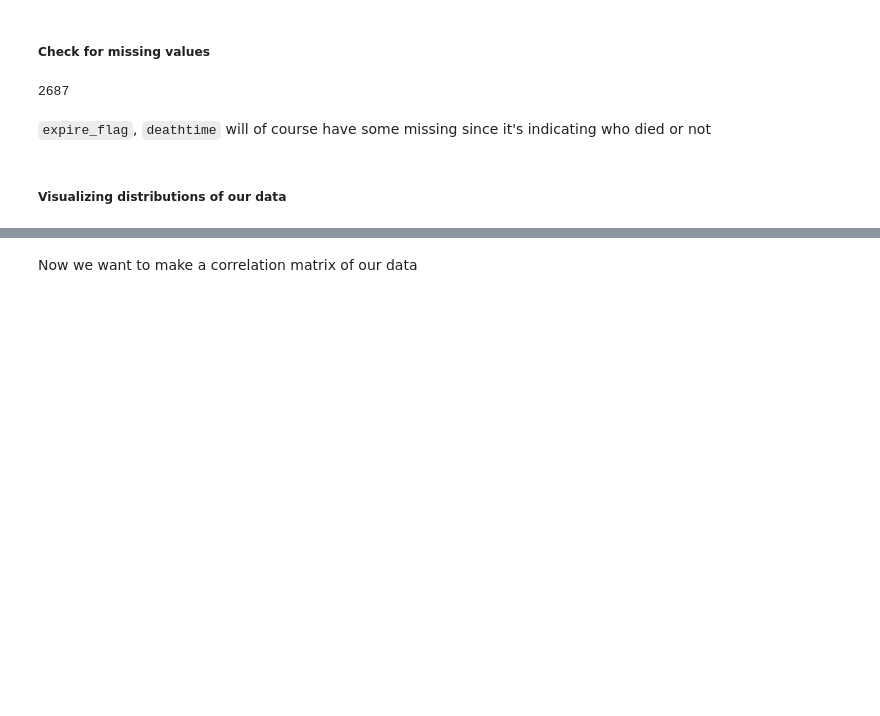
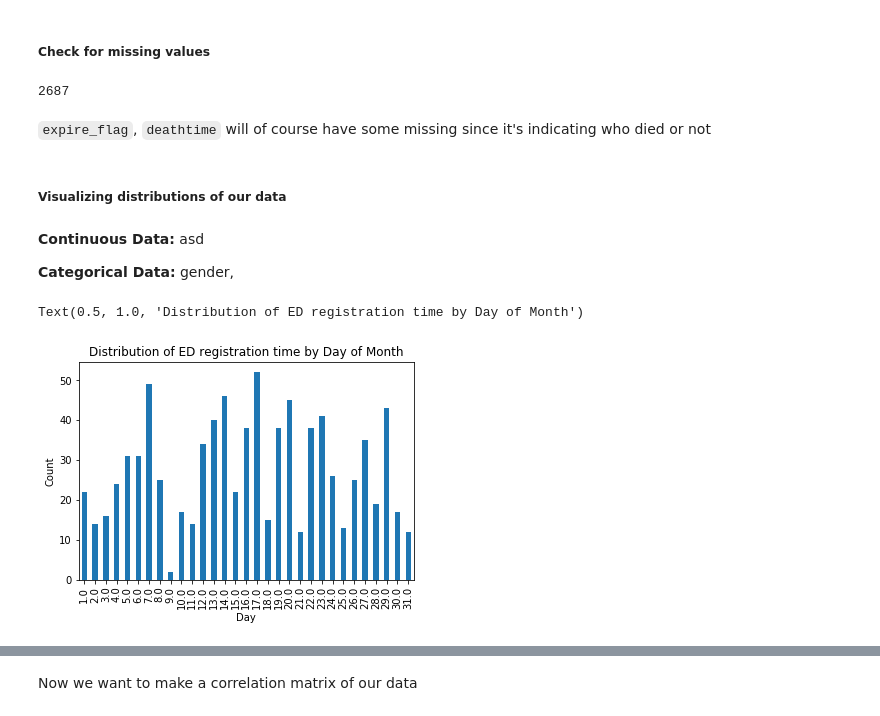
Before and after one commit to derek-y-lee/uclabiostat-thesis, a Jupyter notebook: predict_waitingtime_mimic.ipynb, the cells around one changed output, grey strips where cells are left out. Saved outputs shown, nothing was run; the diff lists cells and outputs as text; code cells hidden in the pictures; blank space fills up the shorter version.

Commit message:
added some bar plots and corr matrix

```diff
--- a/predict_waitingtime_mimic.ipynb
+++ b/predict_waitingtime_mimic.ipynb
@@ -187,3 +187,19 @@ data['prev_service'].isna().sum() # 3273 missing previous service type
 `expire_flag`, `deathtime` will of course have some missing since it's indicating who died or not
 # %% [markdown]
 ##### Visualizing distributions of our data
+# %% [markdown]
+**Continuous Data:** asd
+
+**Categorical Data:** gender,
+# %%
+from scipy import stats
+import matplotlib.pylab as plt
+
+%matplotlib inline
+data["edregtime"].groupby(data["edregtime"].dt.day).count().plot(kind="bar")
+plt.xlabel("Day")
+plt.ylabel("Count")
+plt.title("Distribution of ED registration time by Day of Month")
+# %% [output]
+Text(0.5, 1.0, 'Distribution of ED registration time by Day of Month')
+[figure, added]
```
Also changed, not shown: parts of 7 cells of this notebook.
